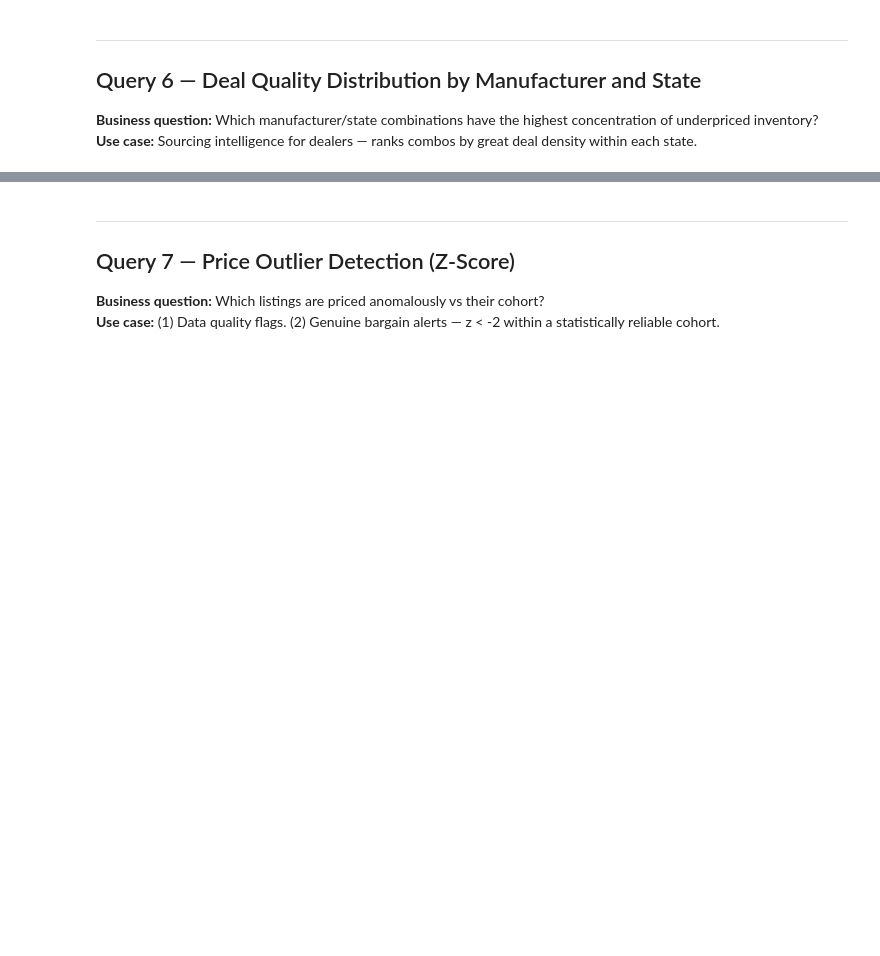
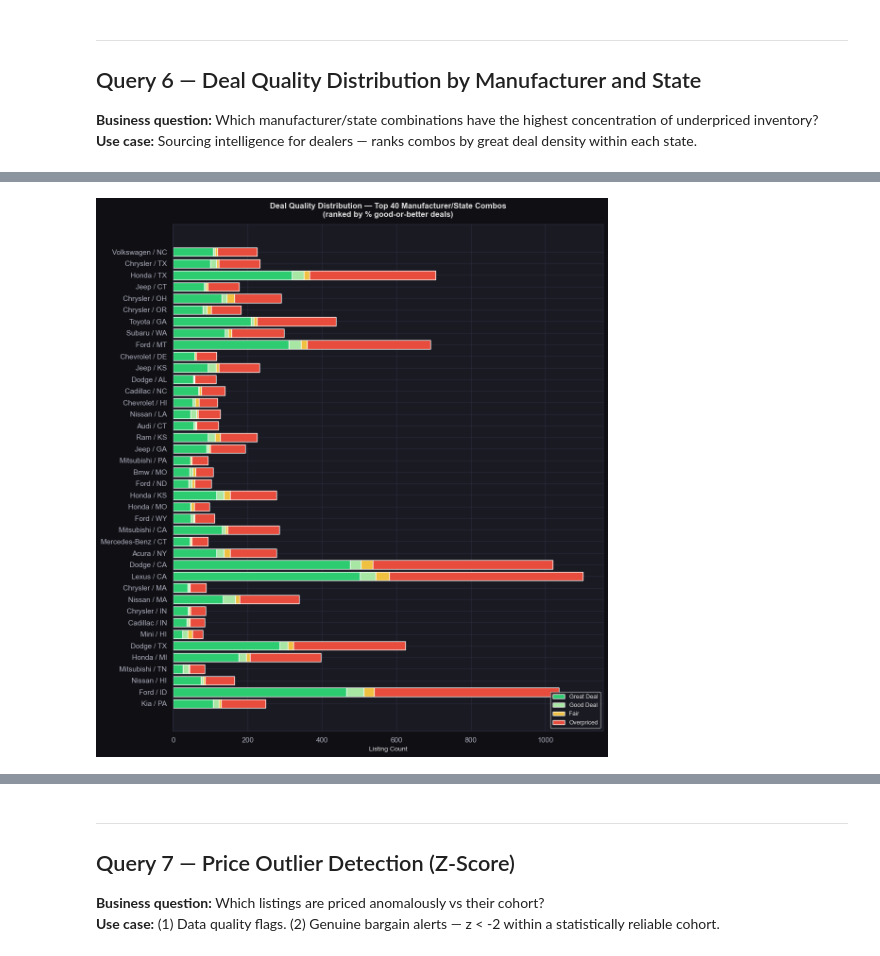
Before and after one commit to normankambou/used-vehicle-market-pipeline, a Jupyter notebook: notebooks/vehicle_market_analysis.ipynb, the cells around one changed output, grey strips where cells are left out. Saved outputs shown, nothing was run; the diff lists cells and outputs as text; code cells hidden in the pictures; blank space fills up the shorter version.

```diff
--- a/notebooks/vehicle_market_analysis.ipynb
+++ b/notebooks/vehicle_market_analysis.ipynb
@@ -441,23 +761,25 @@ df_deal.head(10)
 # %%
 top40 = df_deal.head(40).copy()
 top40['label'] = top40['manufacturer'].str.title() + ' / ' + top40['state']
 
-stacked_cols  = ['great_deals', 'good_deals', 'fair_deals', 'overpriced']
+stacked_cols   = ['great_deals', 'good_deals', 'fair_deals', 'overpriced']
 stacked_colors = ['#2ecc71', '#a8e6a3', '#f0c040', '#e74c3c']
 stacked_labels = ['Great Deal', 'Good Deal', 'Fair', 'Overpriced']
 
 fig, ax = plt.subplots(figsize=(11, 12))
 left = np.zeros(len(top40))
 for col, color, label in zip(stacked_cols, stacked_colors, stacked_labels):
     ax.barh(top40['label'], top40[col], left=left, color=color, label=label, height=0.75)
     left += top40[col].values
-
-ax.set_title('Deal Quality Distribution — Top 40 Manufacturer/State Combos\n(ranked by % good-or-better deals)',
+ax.set_title('Deal Quality Distribution — Top 40 Manufacturer/State Combos\n'
+             '(ranked by % good-or-better deals)',
              fontweight='bold', pad=12)
 ax.set_xlabel('Listing Count')
 ax.legend(loc='lower right', fontsize=9)
 ax.invert_yaxis()
 plt.tight_layout()
 plt.savefig('../charts/q6_deal_quality.png', dpi=150, bbox_inches='tight',
             facecolor=fig.get_facecolor())
 plt.show()
+# %% [output]
+[figure, added]
```
Also changed, not shown: parts of 27 cells of this notebook.
